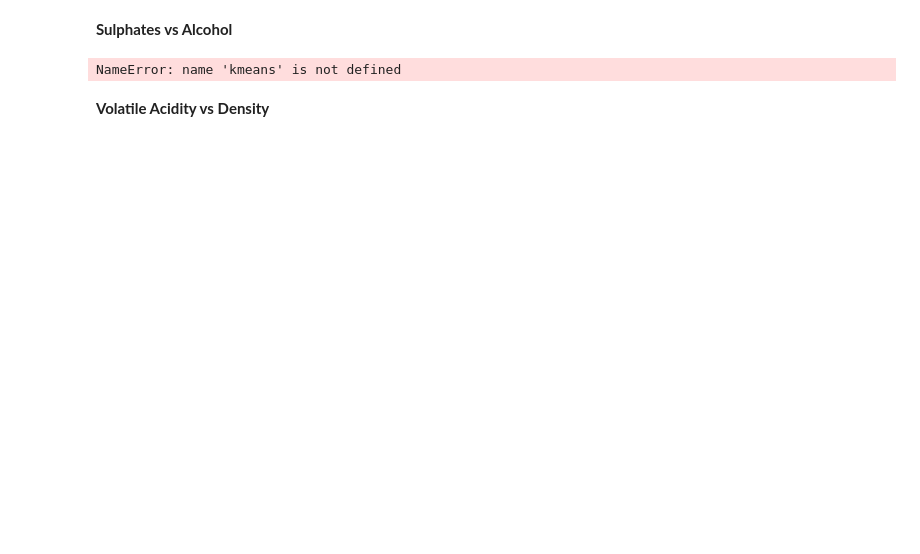
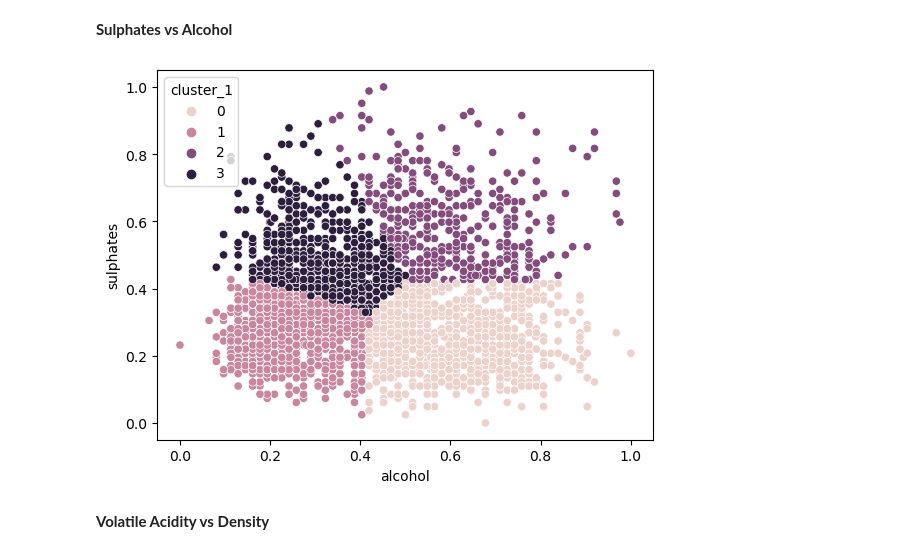
Before and after one commit to Wine-Clustering-Group-B/Clustering-Project, a Jupyter notebook: Final_Notebook.ipynb, the cells around one changed output. Cells and saved outputs as stored; diff of their text form; code cells hidden in the pictures; blank space fills up the shorter version.

```diff
--- a/Final_Notebook.ipynb
+++ b/Final_Notebook.ipynb
@@ -279,9 +283,9 @@ NameError: name 'kmeans' is not defined
 # %% [markdown]
 <b>Sulphates vs Alcohol
 # %%
-wr.sulphates_and_alcohol_clusters(train, validate, test)
+train, validate, test = mod.cluster_1(train, validate, test, features=['alcohol', 'sulphates'], n_clusters=4)
 # %% [output]
-NameError: name 'kmeans' is not defined
+[figure, added]
 # %% [markdown]
 <b>Volatile Acidity vs Density
 # %%
```
Also changed, not shown: parts of 22 cells of this notebook, 3 other files.
